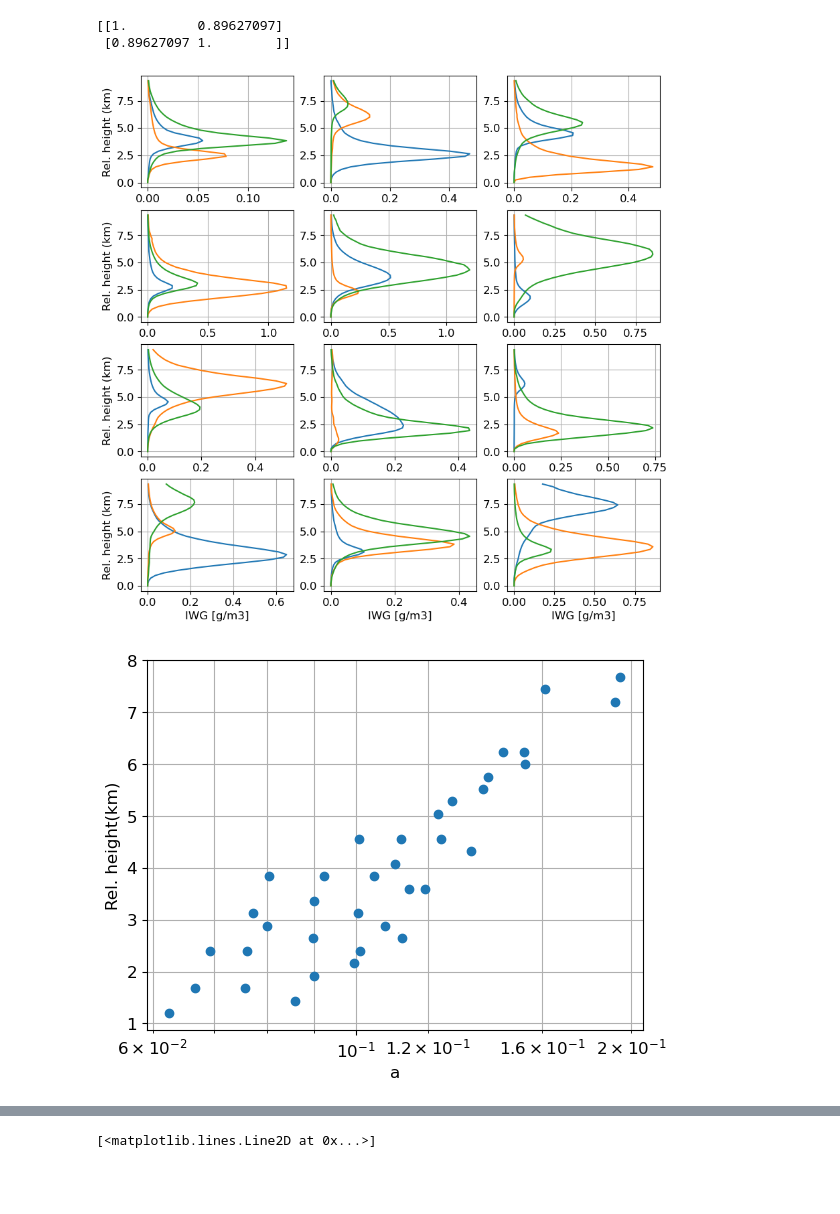
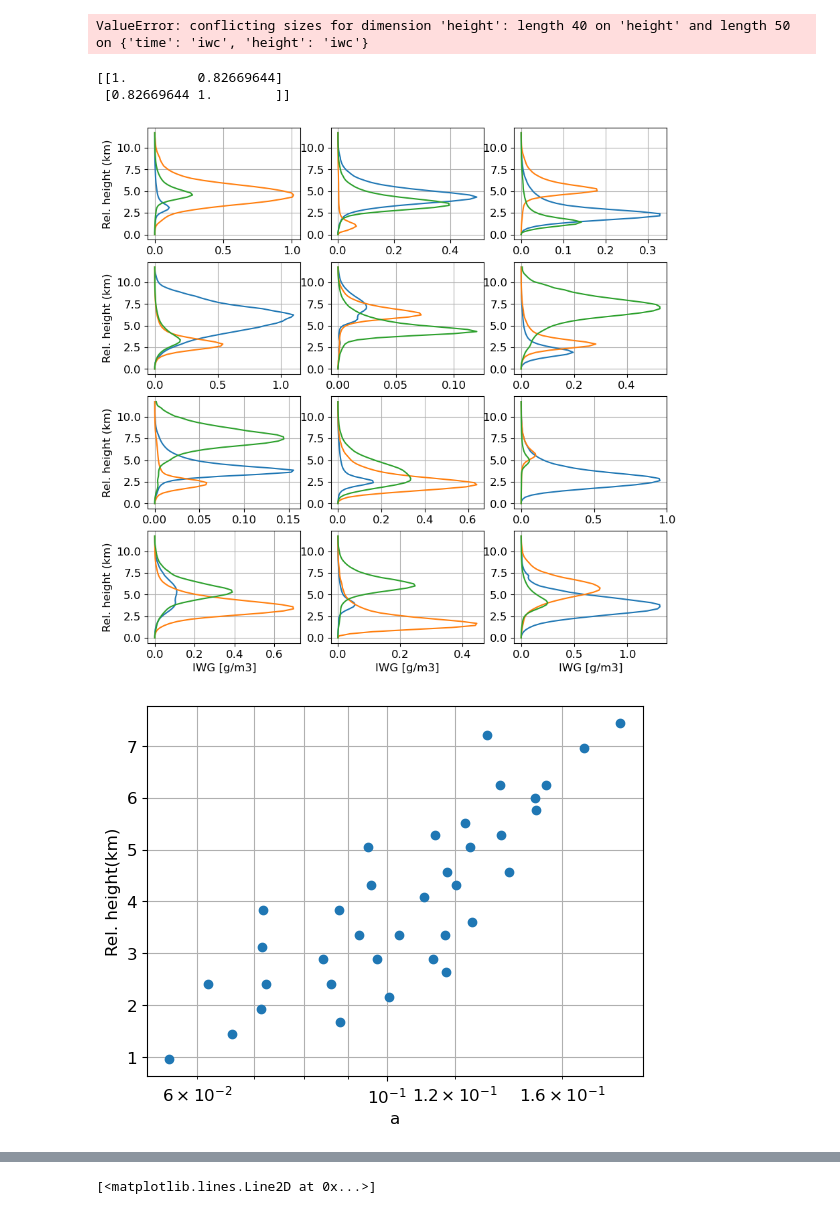
Before and after one commit to mgrecu35/anvilRetr, a Jupyter notebook: extractCS.ipynb, the cells around one changed output, grey strips where cells are left out. Saved outputs shown, nothing was run; the diff lists cells and outputs as text; code cells hidden in the pictures; blank space fills up the shorter version.

```diff
--- a/extractCS.ipynb
+++ b/extractCS.ipynb
@@ -44,6 +44,8 @@ import xarray as xr
 ds=xr.Dataset({'iwc':(['time','height'],iwcL),
                  'zKu':(['time','height'],zKuL),},
                 coords={'time':np.arange(len(iwcL)),
-                        'height':np.arange(40)})
+                        'height':np.arange(50)})
 
 ds.to_netcdf('cloudSat_thr01.nc',format='NETCDF4')
+# %% [output]
+ValueError: conflicting sizes for dimension 'height': length 40 on 'height' and length 50 on {'time': 'iwc', 'height': 'iwc'}
@@ -60,9 +71,17 @@ ns=6
 import matplotlib
 matplotlib.rcParams.update({'font.size': 12})
 nc=ns**2 # number of clusters
-kmeans = MiniBatchKMeans(n_clusters=nc, random_state=0).fit(zKuL)
-kmeans_iwc=MiniBatchKMeans(n_clusters=nc, random_state=0).fit(iwcL)
+kmeans = MiniBatchKMeans(n_clusters=nc, random_state=0).fit(zKuL[:,:-5])
+kmeans_iwc=MiniBatchKMeans(n_clusters=nc, random_state=0).fit(iwcL[:,:-5])
 import matplotlib.pyplot as plt
+nt=zKuL.shape[0]
+import netCDF4 as ncf
+with ncf.Dataset('cloudSat_thr01.nc','a') as f:
+    #f.createDimension('time',nt)
+    f.createVariable('zw_label','i4',('time',))
+    f.variables['zw_label'][:]=kmeans.labels_
+    f.createVariable('iwc_label','i4',('time',))
+    f.variables['iwc_label'][:]=kmeans_iwc.labels_
 # %%
 plt.figure(figsize=(10,10))
 iwcCoeffL=[]
@@ -83,48 +102,49 @@ for i in range(4):
         for k in range(3):
             a=np.nonzero(kmeans_iwc.labels_==iclass)[0]
             if len(a)>0:
-                plt.plot(iwcL[a,:].mean(axis=0),np.arange(40)*0.24)
+                plt.plot(iwcL[a,:].mean(axis=0),np.arange(50)*0.24)
             # plot yticks no labels
-                ax.set_yticks(np.arange(0,10,2.5))
+                ax.set_yticks(np.arange(0,12.5,2.5))
 
             #plt.xlim(0,0.6)
                 b=np.nonzero(iwcL[a,:]>0.001)
                 c=np.nonzero(zKuL[a,:][b]>-30)
-                iwcm=iwcL[a,:].mean(axis=0)
+                iwcm=iwcL[a,:-5].mean(axis=0)
                 ind=np.argmax(iwcm)
                 ax.grid()
                 peakL.append(ind)
                 if len(c[0])>0:
                     iwcCoeff=np.polyfit(zKuL[a,:][b][c],np.log10(iwcL[a,:][b][c]),1)
                     iwcRet=10**(iwcCoeff[0]*zKuL[a,:]+iwcCoeff[1])
                 #plt.plot(iwcRet.mean(axis=0),range(40))
                     iwcCoeffL.append(iwcCoeff)
             iclass+=1
 iwcCoeffL=np.array(iwcCoeffL)
 print(np.corrcoef(iwcCoeffL[:,1],peakL))
 plt.savefig('iwcClasses.png')
 plt.figure()
 ax=plt.subplot(111)
 plt.semilogx(10**iwcCoeffL[:,1],np.array(peakL)*0.24,'o')
 plt.xlabel('a')
 plt.ylabel('Rel. height(km)')
 plt.grid()
 # plot grid for x minor ticks
 
 import matplotlib.ticker as ticker
 locator = ticker.FixedLocator([6e-2,7e-2,8e-2,9e-2,1e-1,1.2e-1,1.6e-1,2e-1])
 ax.xaxis.set_minor_locator(locator)
 
 plt.grid(which='minor', axis='x')
 # specify x minor ticks
-
-ax.xaxis.major.formatter._useMathText = True
-
+# set scientific style for x axis labels
+#ax.ticklabel_format(useMathText=True)
+#plt.ticklabel_format(axis='x',style='sci')
+#ax.xaxis.major.formatter.
 plt.savefig('iwcCoeff.png')
 # %% [output]
-[[1.         0.89627097]
- [0.89627097 1.        ]]
+[[1.         0.82669644]
+ [0.82669644 1.        ]]
-[figure, old version]
+[figure, new version]
-[figure, old version]
+[figure, new version]
 # %%
 #print(iwcCoeffL)
```
Also changed, not shown: parts of 3 cells of this notebook, 1 other file.
